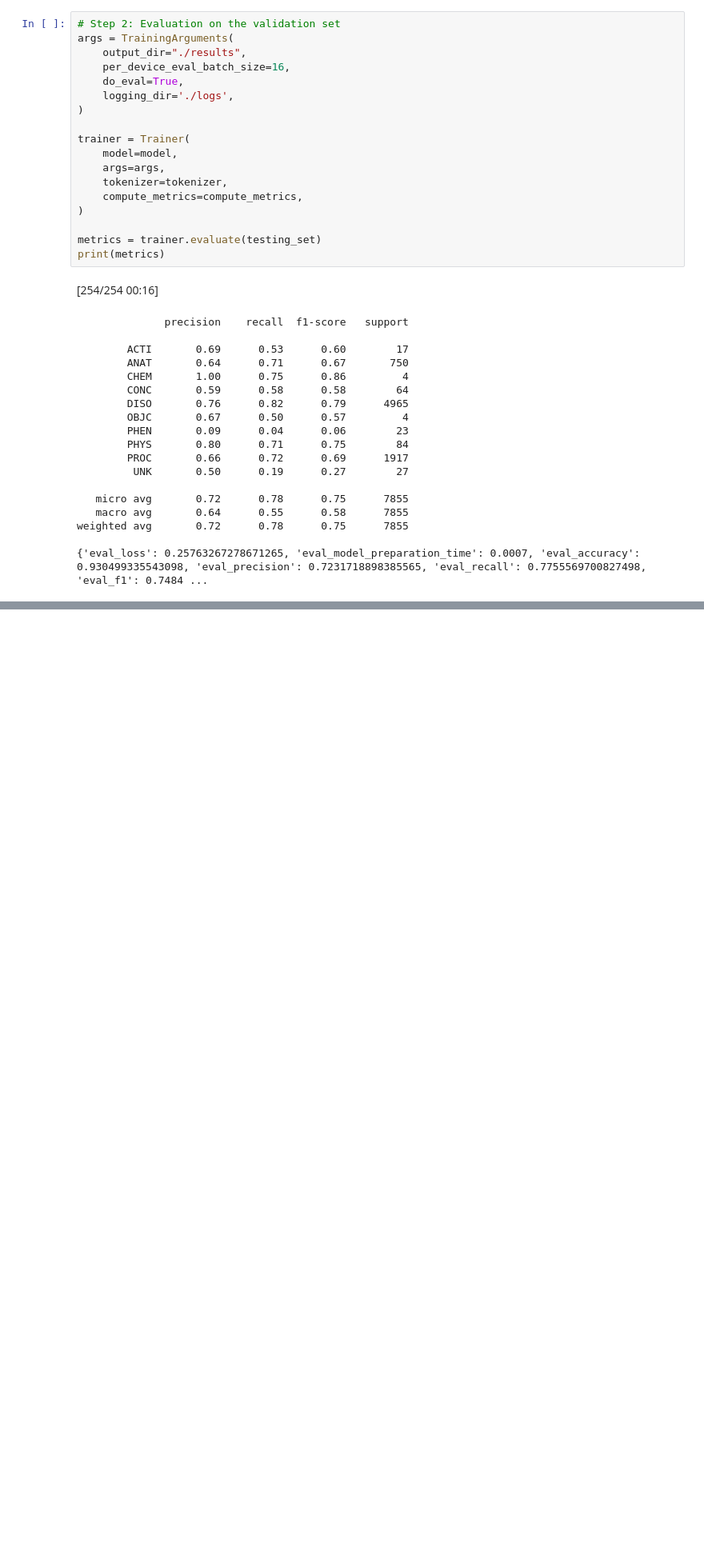
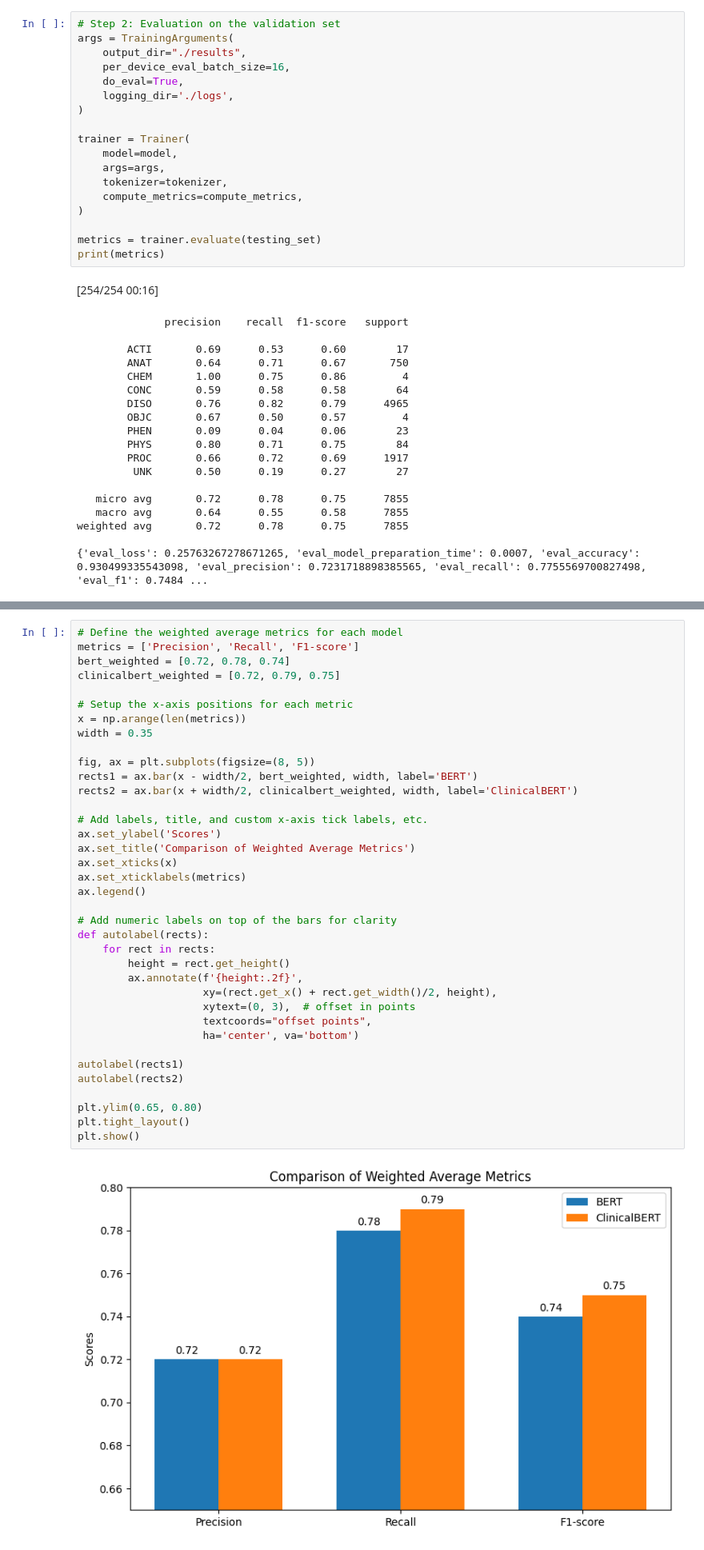
Before and after one commit to Cyngua/Ontology-based-IE-on-HP, a Jupyter notebook: post_processing/post_processing_test.ipynb, the cells around one changed output, grey strips where cells are left out. Shown at 80% size. Saved outputs shown, nothing was run; the diff lists cells and outputs as text; blank space fills up the shorter version.

```diff
--- a/post_processing/post_processing_test.ipynb
+++ b/post_processing/post_processing_test.ipynb
@@ -281,0 +335,39 @@ weighted avg       0.72      0.78      0.75      7855
+# %%
+# Define the weighted average metrics for each model
+metrics = ['Precision', 'Recall', 'F1-score']
+bert_weighted = [0.72, 0.78, 0.74]
+clinicalbert_weighted = [0.72, 0.79, 0.75]
+
+# Setup the x-axis positions for each metric
+x = np.arange(len(metrics))
+width = 0.35
+
+fig, ax = plt.subplots(figsize=(8, 5))
+rects1 = ax.bar(x - width/2, bert_weighted, width, label='BERT')
+rects2 = ax.bar(x + width/2, clinicalbert_weighted, width, label='ClinicalBERT')
+
+# Add labels, title, and custom x-axis tick labels, etc.
+ax.set_ylabel('Scores')
+ax.set_title('Comparison of Weighted Average Metrics')
+ax.set_xticks(x)
+ax.set_xticklabels(metrics)
+ax.legend()
+
+# Add numeric labels on top of the bars for clarity
+def autolabel(rects):
+    for rect in rects:
+        height = rect.get_height()
+        ax.annotate(f'{height:.2f}',
+                    xy=(rect.get_x() + rect.get_width()/2, height),
+                    xytext=(0, 3),  # offset in points
+                    textcoords="offset points",
+                    ha='center', va='bottom')
+
+autolabel(rects1)
+autolabel(rects2)
+
+plt.ylim(0.65, 0.80)
+plt.tight_layout()
+plt.show()
+# %% [output]
+[figure, added]
```
Also changed, not shown: parts of 5 cells of this notebook, 2 other files.
